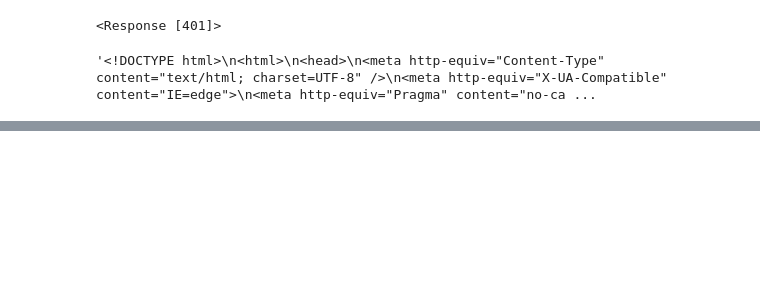
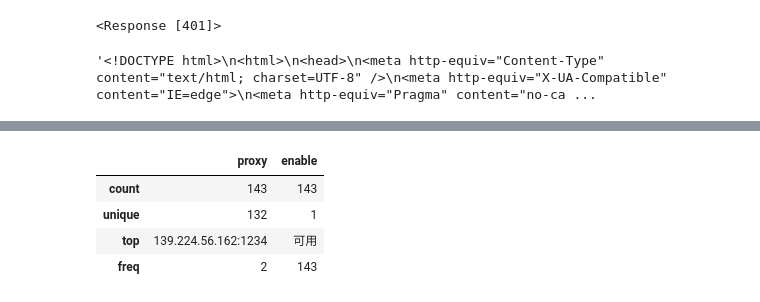
Before and after one commit to Blacktuna1/douban-music-250, a Jupyter notebook: ip-get/save-good-proxy.ipynb, the cells around one changed output, grey strips where cells are left out. Saved outputs shown, nothing was run; the diff lists cells and outputs as text; code cells hidden in the pictures; blank space fills up the shorter version.

```diff
--- a/ip-get/save-good-proxy.ipynb
+++ b/ip-get/save-good-proxy.ipynb
@@ -173,5 +182,7 @@ response.text
 df1 = pd.read_excel(io=r'C:\Users\TUNGEE\Desktop\project\douban-music-250\可用ip-89网-240118.xlsx')
 df2 = pd.read_excel(io=r'C:\Users\TUNGEE\Desktop\project\douban-music-250\可用ip-站大爷第一页.xlsx')
 df3 = pd.read_excel(io=r'C:\Users\TUNGEE\Desktop\project\douban-music-250\可用ip-站大爷第二页.xlsx')
-df = pd.concat([df1,df2,df3])
+df = pd.concat([df1,df2,df3,df])
+df = df.drop_duplicates('proxy')
 df
+df.to_excel(r'C:\Users\TUNGEE\Desktop\project\douban-music-250\可用ip-all.xlsx')
@@ -191,0 +201,8 @@ df
+# %%
+df.describe()
+# %% [output]
+|  | proxy | enable |
+| count | 143 | 143 |
+| unique | 132 | 1 |
+| top | 139.224.56.162:1234 | 可用 |
+| freq | 2 | 143 |
```
Also changed, not shown: parts of 7 cells of this notebook, 9 other files.
